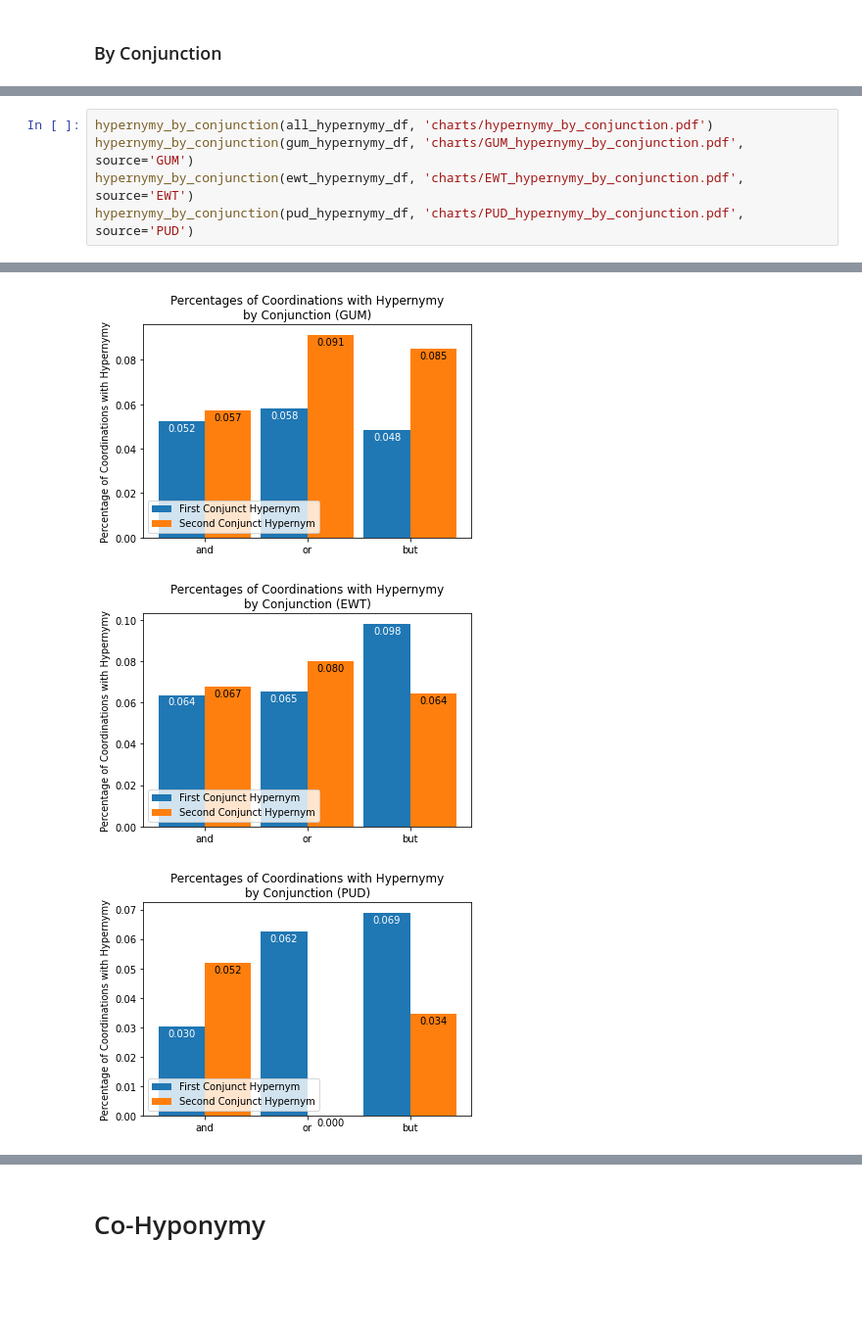
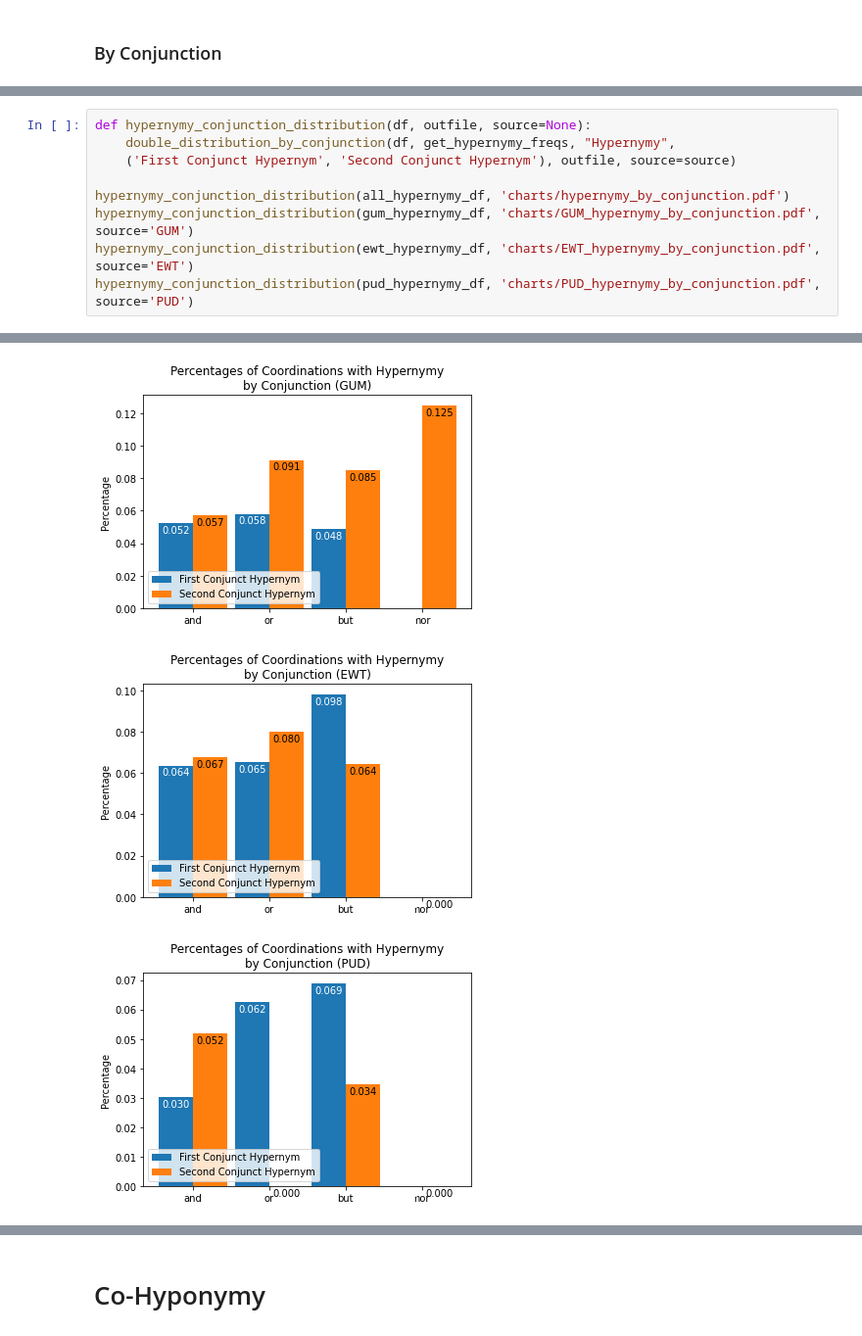
Before and after one commit to jkallini/SemanticCoordinationAnalysis, a Jupyter notebook: analysis.ipynb, the cells around one changed output, grey strips where cells are left out. Shown: that part at 98% size. Drawn from its saved outputs; the diff is of its cells as text; blank space fills up the shorter version.

```diff
--- a/analysis.ipynb
+++ b/analysis.ipynb
@@ -492,8 +529,12 @@ def hypernymy_by_conjunction(hypernymy_df, outfile, source=None):
 # %%
-hypernymy_by_conjunction(all_hypernymy_df, 'charts/hypernymy_by_conjunction.pdf')
-hypernymy_by_conjunction(gum_hypernymy_df, 'charts/GUM_hypernymy_by_conjunction.pdf', source='GUM')
-hypernymy_by_conjunction(ewt_hypernymy_df, 'charts/EWT_hypernymy_by_conjunction.pdf', source='EWT')
-hypernymy_by_conjunction(pud_hypernymy_df, 'charts/PUD_hypernymy_by_conjunction.pdf', source='PUD')
+def hypernymy_conjunction_distribution(df, outfile, source=None):
+    double_distribution_by_conjunction(df, get_hypernymy_freqs, "Hypernymy",
+    ('First Conjunct Hypernym', 'Second Conjunct Hypernym'), outfile, source=source)
+
+hypernymy_conjunction_distribution(all_hypernymy_df, 'charts/hypernymy_by_conjunction.pdf')
+hypernymy_conjunction_distribution(gum_hypernymy_df, 'charts/GUM_hypernymy_by_conjunction.pdf', source='GUM')
+hypernymy_conjunction_distribution(ewt_hypernymy_df, 'charts/EWT_hypernymy_by_conjunction.pdf', source='EWT')
+hypernymy_conjunction_distribution(pud_hypernymy_df, 'charts/PUD_hypernymy_by_conjunction.pdf', source='PUD')
 # %% [output]
 All Data
 
@@ -516,4 +557,4 @@ hyps2: 1
-[figure, old version]
+[figure, new version]
-[figure, old version]
+[figure, new version]
-[figure, old version]
+[figure, new version]
 # %% [markdown]
```
Also changed, not shown: parts of 27 cells of this notebook.
